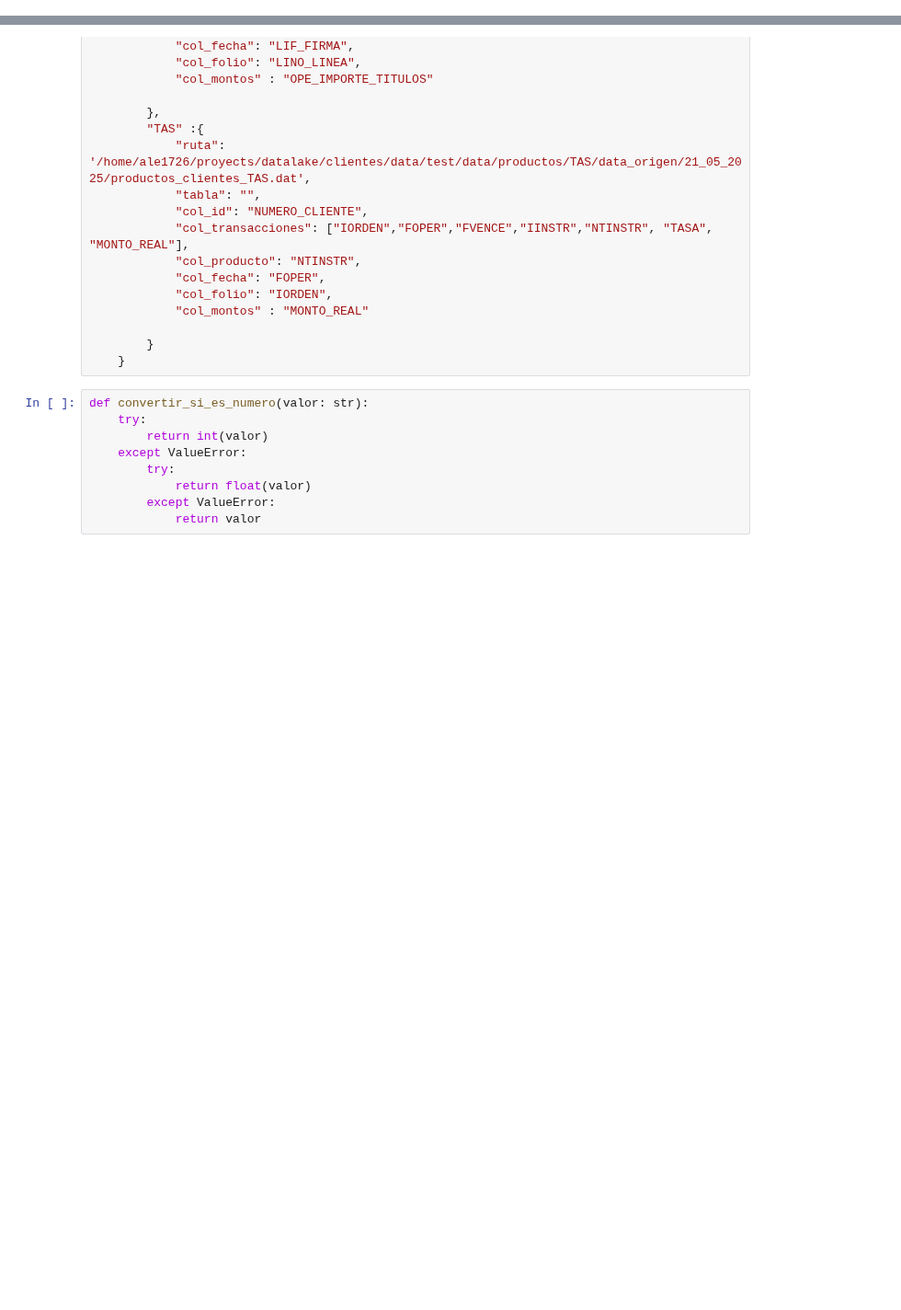
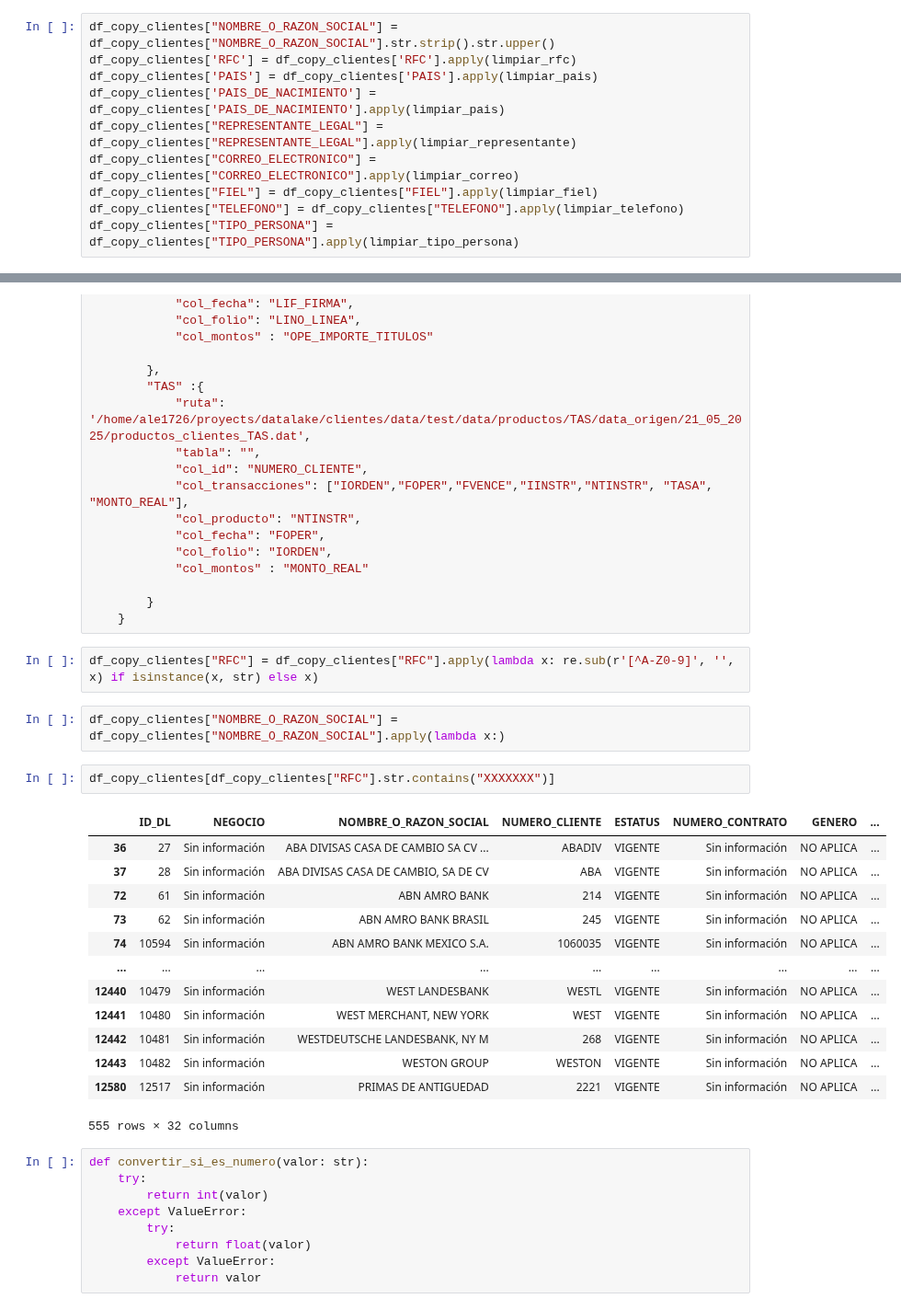
Before and after one commit to Ale1726/clientes_eda, a Jupyter notebook: productos_clientes.ipynb, the cells around one changed output, grey strips where cells are left out. Shown at 92% size. Drawn from its saved outputs; the diff is of its cells as text; blank space fills up the shorter version.

```diff
--- a/productos_clientes.ipynb
+++ b/productos_clientes.ipynb
@@ -34,0 +201,10 @@ df_copy_clientes = df_clientes.copy()
+# %%
+df_copy_clientes["NOMBRE_O_RAZON_SOCIAL"] = df_copy_clientes["NOMBRE_O_RAZON_SOCIAL"].str.strip().str.upper()
+df_copy_clientes['RFC'] = df_copy_clientes['RFC'].apply(limpiar_rfc)
+df_copy_clientes['PAIS'] = df_copy_clientes['PAIS'].apply(limpiar_pais)
+df_copy_clientes['PAIS_DE_NACIMIENTO'] = df_copy_clientes['PAIS_DE_NACIMIENTO'].apply(limpiar_pais)
+df_copy_clientes["REPRESENTANTE_LEGAL"] = df_copy_clientes["REPRESENTANTE_LEGAL"].apply(limpiar_representante)
+df_copy_clientes["CORREO_ELECTRONICO"] = df_copy_clientes["CORREO_ELECTRONICO"].apply(limpiar_correo)
+df_copy_clientes["FIEL"] = df_copy_clientes["FIEL"].apply(limpiar_fiel)
+df_copy_clientes["TELEFONO"] = df_copy_clientes["TELEFONO"].apply(limpiar_telefono)
+df_copy_clientes["TIPO_PERSONA"] = df_copy_clientes["TIPO_PERSONA"].apply(limpiar_tipo_persona)
@@ -115,6 +327,26 @@ metadata = {
 
         }
     }
+# %%
+df_copy_clientes["RFC"] = df_copy_clientes["RFC"].apply(lambda x: re.sub(r'[^A-Z0-9]', '', x) if isinstance(x, str) else x)
+# %%
+df_copy_clientes["NOMBRE_O_RAZON_SOCIAL"] = df_copy_clientes["NOMBRE_O_RAZON_SOCIAL"].apply(lambda x:)
+# %%
+df_copy_clientes[df_copy_clientes["RFC"].str.contains("XXXXXXX")]
+# %% [output]
+|  | ID_DL | NEGOCIO | NOMBRE_O_RAZON_SOCIAL | NUMERO_CLIENTE | ESTATUS | NUMERO_CONTRATO | GENERO | ... |
+| 36 | 27 | Sin información | ABA DIVISAS CASA DE CAMBIO SA CV ... | ABADIV | VIGENTE | Sin información | NO APLICA | ... |
+| 37 | 28 | Sin información | ABA DIVISAS CASA DE CAMBIO, SA DE CV | ABA | VIGENTE | Sin información | NO APLICA | ... |
+| 72 | 61 | Sin información | ABN AMRO BANK | 214 | VIGENTE | Sin información | NO APLICA | ... |
+| 73 | 62 | Sin información | ABN AMRO BANK BRASIL | 245 | VIGENTE | Sin información | NO APLICA | ... |
+| 74 | 10594 | Sin información | ABN AMRO BANK MEXICO S.A. | 1060035 | VIGENTE | Sin información | NO APLICA | ... |
+| ... | ... | ... | ... | ... | ... | ... | ... | ... |
+| 12440 | 10479 | Sin información | WEST LANDESBANK | WESTL | VIGENTE | Sin información | NO APLICA | ... |
+| 12441 | 10480 | Sin información | WEST MERCHANT, NEW YORK | WEST | VIGENTE | Sin información | NO APLICA | ... |
+| 12442 | 10481 | Sin información | WESTDEUTSCHE LANDESBANK, NY M | 268 | VIGENTE | Sin información | NO APLICA | ... |
+| 12443 | 10482 | Sin información | WESTON GROUP | WESTON | VIGENTE | Sin información | NO APLICA | ... |
+| 12580 | 12517 | Sin información | PRIMAS DE ANTIGUEDAD | 2221 | VIGENTE | Sin información | NO APLICA | ... |
+555 rows × 32 columns
 # %%
 def convertir_si_es_numero(valor: str):
     try:
```
Also changed, not shown: parts of 11 cells of this notebook, 17 other files.
